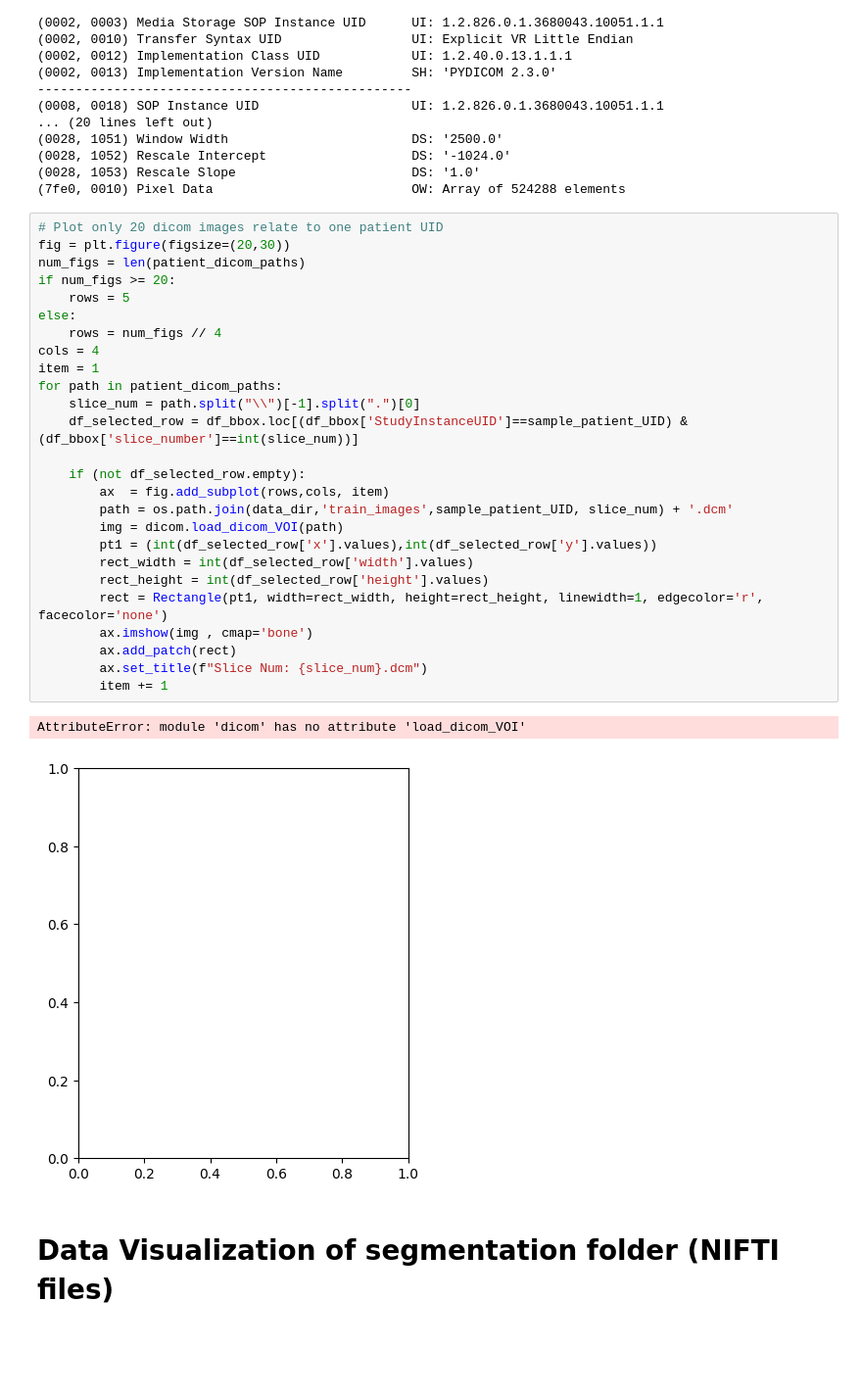
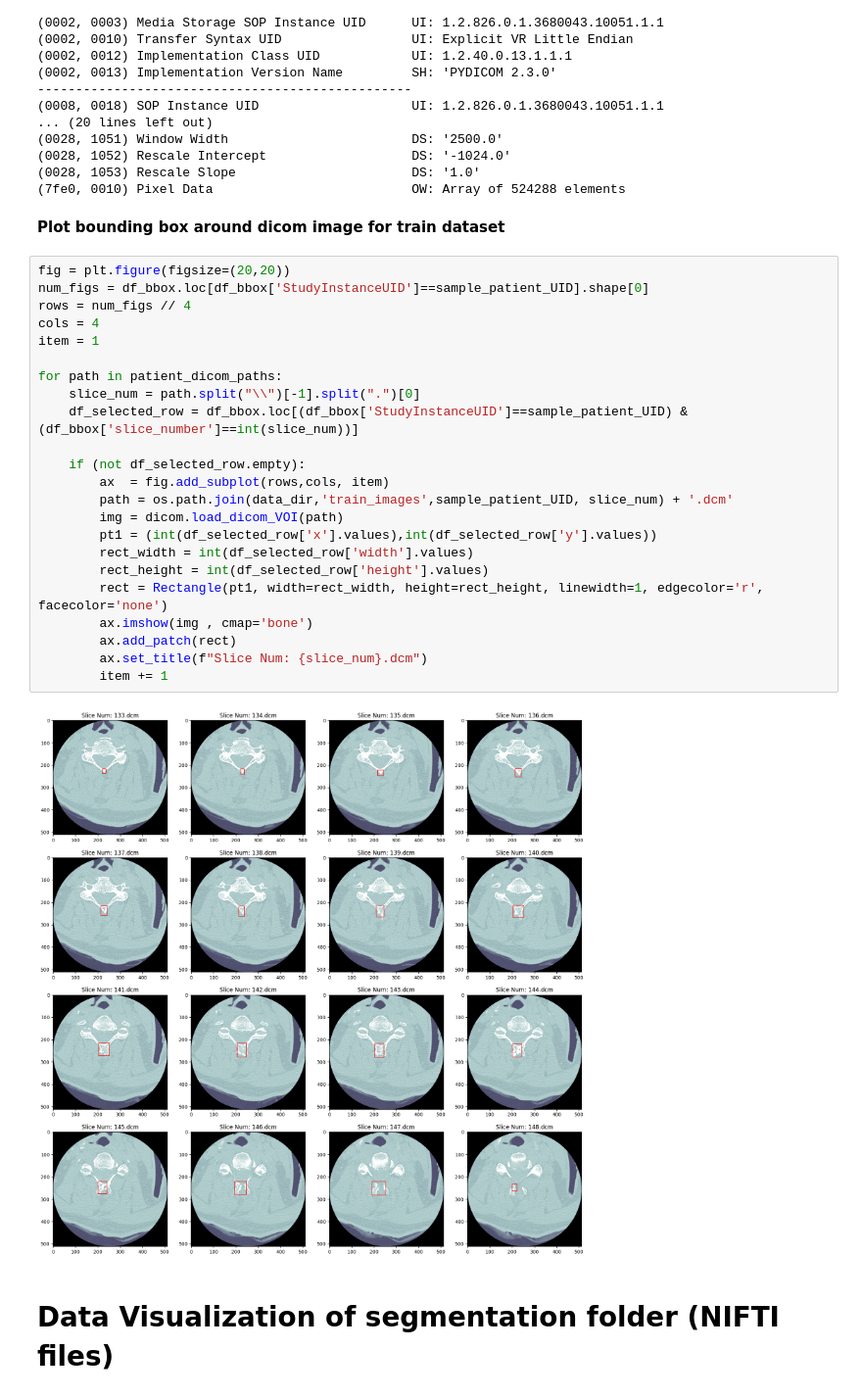
Before and after one commit to faranak5171/Cervical-Spine-Fractures, a Jupyter notebook: Vertebrae-Detect.ipynb, the cells around one changed output. Shown at 98% size. Drawn from its saved outputs; the diff is of its cells as text; blank space fills up the shorter version.

Commit message:
finalize bbox around dicom

```diff
--- a/Vertebrae-Detect.ipynb
+++ b/Vertebrae-Detect.ipynb
@@ -204,35 +204,33 @@ Dataset.file_meta -------------------------------
 (0028, 1052) Rescale Intercept                   DS: '-1024.0'
 (0028, 1053) Rescale Slope                       DS: '1.0'
 (7fe0, 0010) Pixel Data                          OW: Array of 524288 elements
+# %% [markdown]
+**Plot bounding box around dicom image for train dataset**
 # %%
-# Plot only 20 dicom images relate to one patient UID
-fig = plt.figure(figsize=(20,30))
-num_figs = len(patient_dicom_paths)
-if num_figs >= 20:
-    rows = 5
-else:
-    rows = num_figs // 4
+fig = plt.figure(figsize=(20,20))
+num_figs = df_bbox.loc[df_bbox['StudyInstanceUID']==sample_patient_UID].shape[0]
+rows = num_figs // 4
 cols = 4
 item = 1
+
 for path in patient_dicom_paths:
     slice_num = path.split("\\")[-1].split(".")[0]
     df_selected_row = df_bbox.loc[(df_bbox['StudyInstanceUID']==sample_patient_UID) & (df_bbox['slice_number']==int(slice_num))]
 
     if (not df_selected_row.empty):
         ax  = fig.add_subplot(rows,cols, item)
         path = os.path.join(data_dir,'train_images',sample_patient_UID, slice_num) + '.dcm'
         img = dicom.load_dicom_VOI(path)
         pt1 = (int(df_selected_row['x'].values),int(df_selected_row['y'].values))
         rect_width = int(df_selected_row['width'].values)
         rect_height = int(df_selected_row['height'].values)
         rect = Rectangle(pt1, width=rect_width, height=rect_height, linewidth=1, edgecolor='r', facecolor='none')
         ax.imshow(img , cmap='bone')
         ax.add_patch(rect)
         ax.set_title(f"Slice Num: {slice_num}.dcm")
         item += 1
 # %% [output]
-AttributeError: module 'dicom' has no attribute 'load_dicom_VOI'
-[figure, old version]
+[figure, new version]
 # %% [markdown]
 # Data Visualization of segmentation folder (NIFTI files)
 # %%
```
Also changed, not shown: parts of 1 cell of this notebook.
